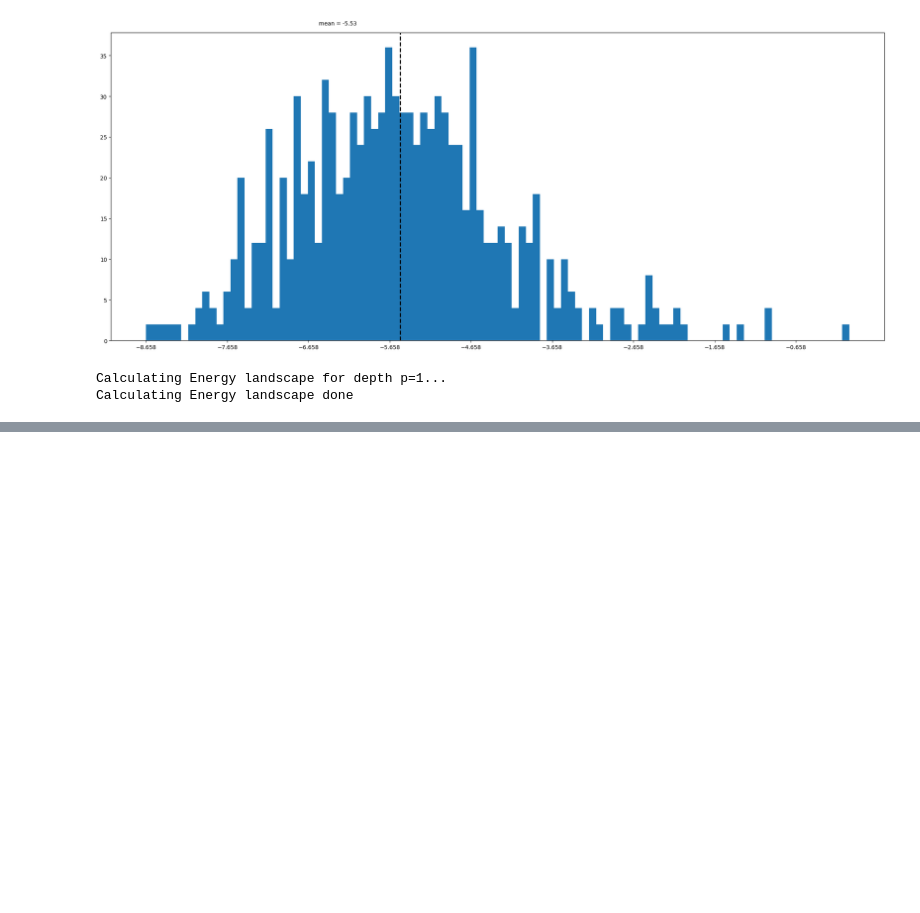
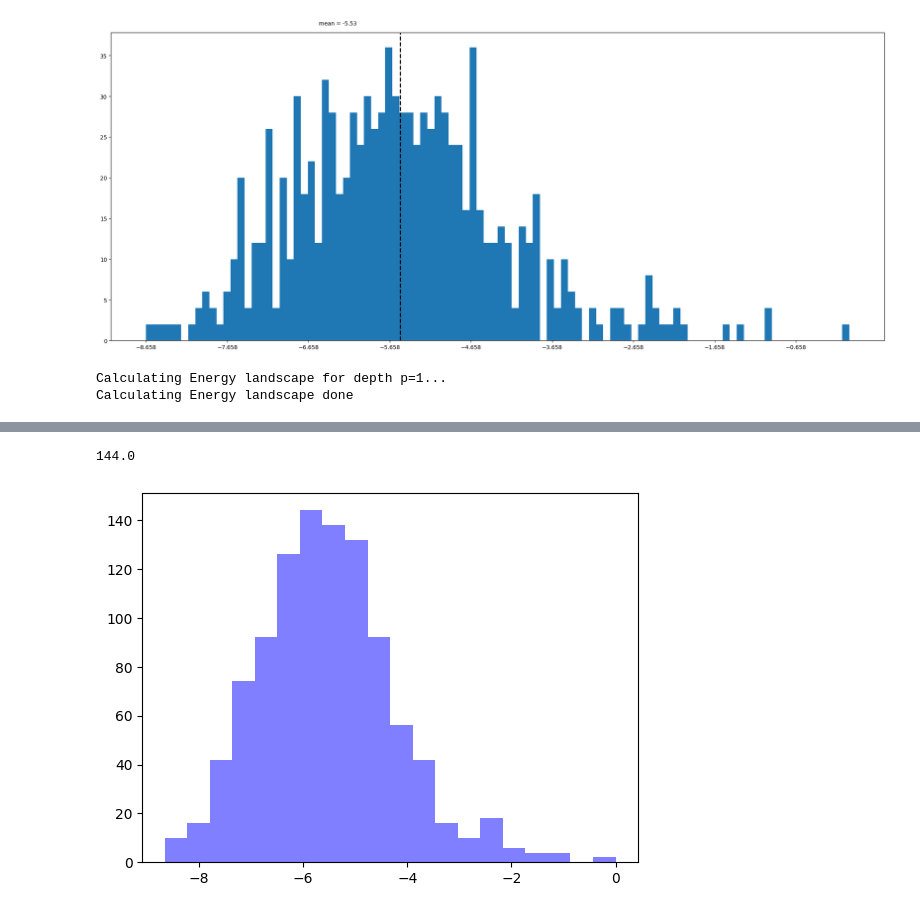
Before and after one commit to OpenQuantumComputing/optimization, a Jupyter notebook: MaxCut/10 nodes.ipynb, the cells around one changed output, grey strips where cells are left out. Saved outputs shown, nothing was run; the diff lists cells and outputs as text; code cells hidden in the pictures; blank space fills up the shorter version.

```diff
--- a/MaxCut/10 nodes.ipynb
+++ b/MaxCut/10 nodes.ipynb
@@ -101,9 +111,7 @@ _=pl.xlabel('depth')
 # %%
-hist=qaoamc.hist(qaoamc.angles_hist['d'+str(maxdepth)+'_final'], qasm_sim,1024)
-bins={}
-for key in hist:
-    c=-qaoamc.cost(key)
-    bins[c]=bins.get(c,0)
-    bins[c]+=hist[key]
-bins=dict(sorted(bins.items()))
+a,b,_=pl.hist(np.sort(costs), bins=20, alpha = 0.5, color= 'b')
+max(a)
+# %% [output]
+144.0
+[figure, added]
 # %%
```
Also changed, not shown: parts of 9 cells of this notebook.
